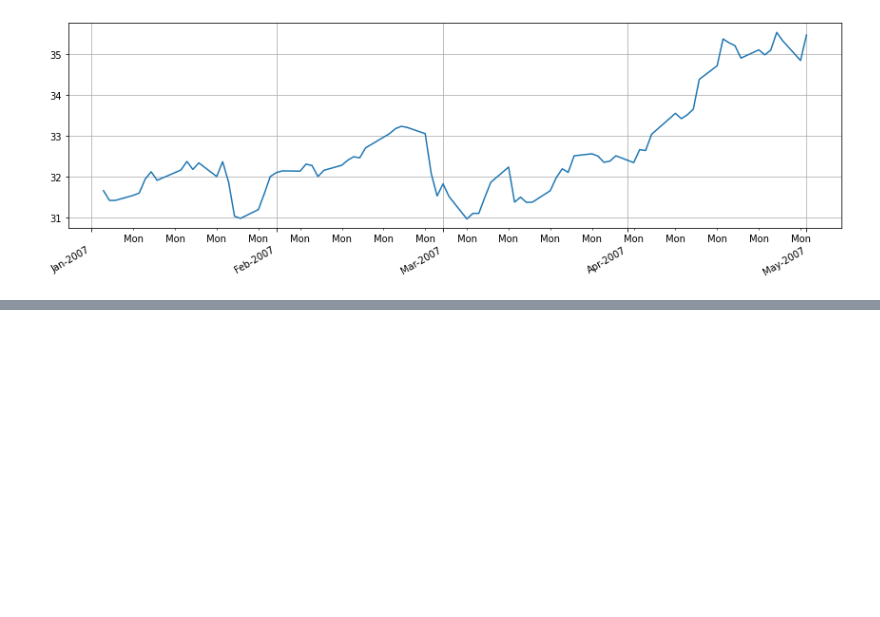
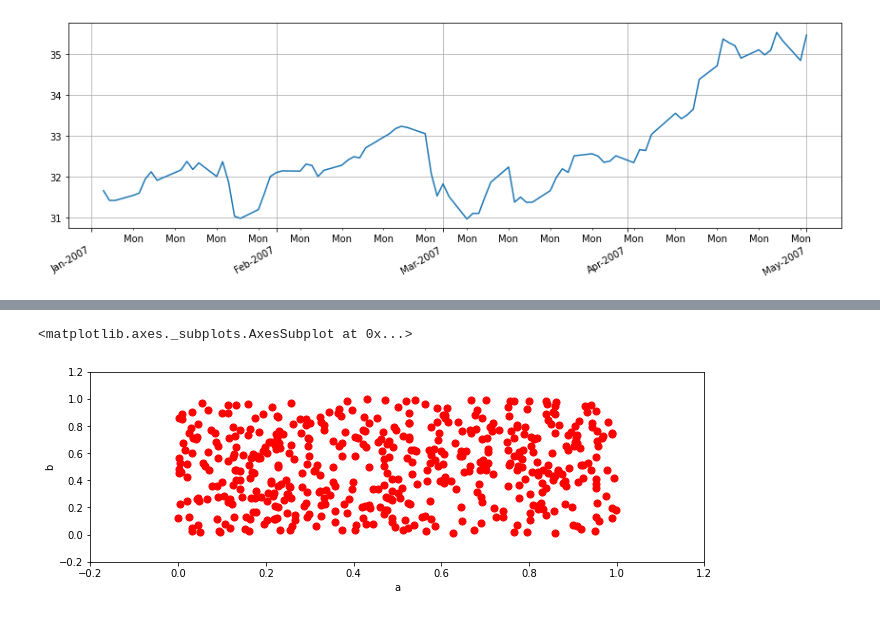
Before and after one commit to juanxo90/ML_examples, a Jupyter notebook: 42_Pandas_time_series_plot.ipynb, the cells around one changed output, grey strips where cells are left out. Saved outputs shown, nothing was run; the diff lists cells and outputs as text; code cells hidden in the pictures; blank space fills up the shorter version.

```diff
--- a/42_Pandas_time_series_plot.ipynb
+++ b/42_Pandas_time_series_plot.ipynb
@@ -85,0 +88,2 @@ plt.tight_layout()
+# %%
+df3 = pd.read_csv('https://raw.githubusercontent.com/juanxo90/ML_examples/main/data/df3')
@@ -85,0 +113,10 @@ plt.tight_layout()
+# %%
+# plting an scatter plot
+df3.plot.scatter(x='a', y='b',
+                 c='red', s=50,
+                 xlim=(-0.2, 1.2),
+                 ylim=(-0.2, 1.2),
+                 figsize=(11,3.5))
+# %% [output]
+<matplotlib.axes._subplots.AxesSubplot at 0x...>
+[figure, added]
```
Also changed, not shown: parts of 11 cells of this notebook.
